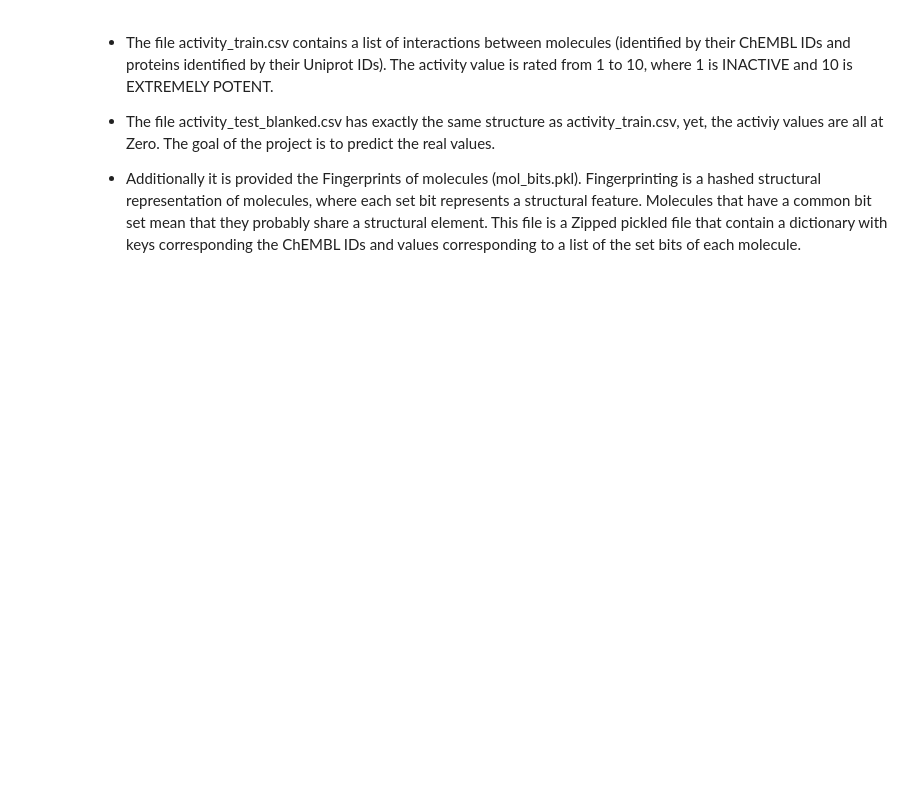
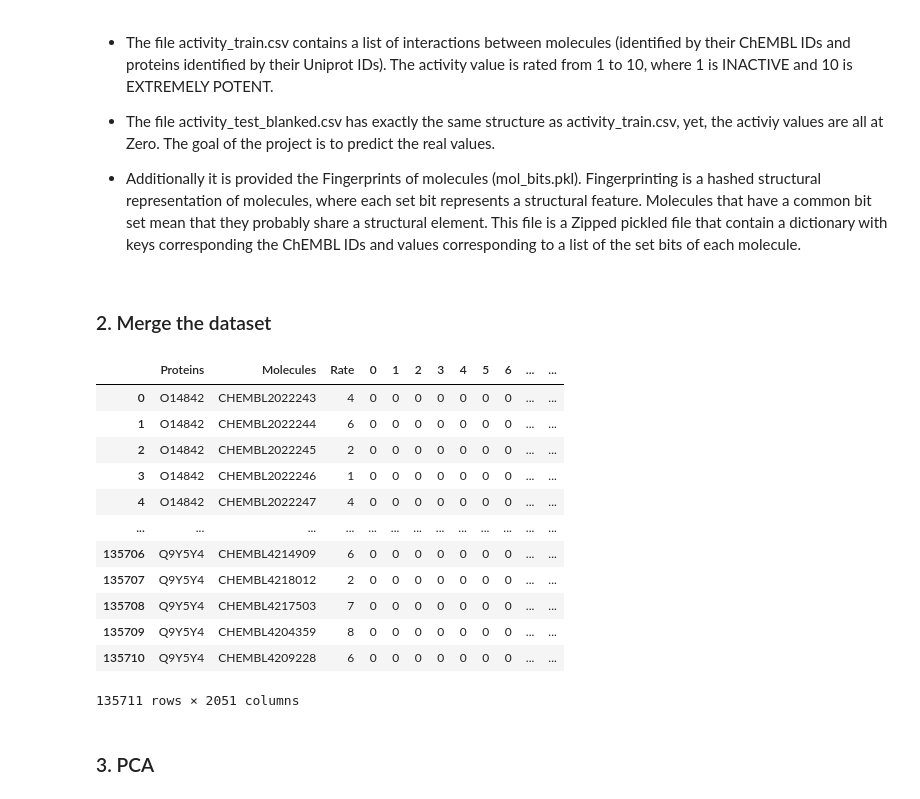
Before and after one commit to JoaoMlMartins/DataMining-CourseProject, a Jupyter notebook: PD_2324_CP.ipynb, the cells around one changed output. Cells and saved outputs as stored; diff of their text form; code cells hidden in the pictures; blank space fills up the shorter version.

```diff
--- a/PD_2324_CP.ipynb
+++ b/PD_2324_CP.ipynb
@@ -83,6 +146,8 @@ activity_test
 * The file activity_test_blanked.csv has exactly the same structure as activity_train.csv, yet, the activiy values are all at Zero. The goal of the project is to predict the real values.
 
 * Additionally it is provided the Fingerprints of molecules (mol_bits.pkl). Fingerprinting is a hashed structural representation of molecules, where each set bit represents a structural feature. Molecules that have a common bit set mean that they probably share a structural element. This file is a Zipped pickled file that contain a dictionary with keys corresponding the ChEMBL IDs and values corresponding to a list of the set bits of each molecule.
+# %% [markdown]
+### 2. Merge the dataset
 # %%
 def convert_to_bit_vector(bit_indices, length):
     bit_vector = np.zeros(length, dtype=int)
@@ -106,8 +171,23 @@ activity_test["Molecules"] = activity_test["Molecules"].str.strip()
 # %%
 merged_df = pd.merge(activity, mol_df, on="Molecules")
 merged_df
 
 merged_df_test = pd.merge(activity_test, mol_df, on="Molecules")
+merged_df
+# %% [output]
+|  | Proteins | Molecules | Rate | 0 | 1 | 2 | 3 | 4 | 5 | 6 | ... | ... |
+| 0 | O14842 | CHEMBL2022243 | 4 | 0 | 0 | 0 | 0 | 0 | 0 | 0 | ... | ... |
+| 1 | O14842 | CHEMBL2022244 | 6 | 0 | 0 | 0 | 0 | 0 | 0 | 0 | ... | ... |
+| 2 | O14842 | CHEMBL2022245 | 2 | 0 | 0 | 0 | 0 | 0 | 0 | 0 | ... | ... |
+| 3 | O14842 | CHEMBL2022246 | 1 | 0 | 0 | 0 | 0 | 0 | 0 | 0 | ... | ... |
+| 4 | O14842 | CHEMBL2022247 | 4 | 0 | 0 | 0 | 0 | 0 | 0 | 0 | ... | ... |
+| ... | ... | ... | ... | ... | ... | ... | ... | ... | ... | ... | ... | ... |
+| 135706 | Q9Y5Y4 | CHEMBL4214909 | 6 | 0 | 0 | 0 | 0 | 0 | 0 | 0 | ... | ... |
+| 135707 | Q9Y5Y4 | CHEMBL4218012 | 2 | 0 | 0 | 0 | 0 | 0 | 0 | 0 | ... | ... |
+| 135708 | Q9Y5Y4 | CHEMBL4217503 | 7 | 0 | 0 | 0 | 0 | 0 | 0 | 0 | ... | ... |
+| 135709 | Q9Y5Y4 | CHEMBL4204359 | 8 | 0 | 0 | 0 | 0 | 0 | 0 | 0 | ... | ... |
+| 135710 | Q9Y5Y4 | CHEMBL4209228 | 6 | 0 | 0 | 0 | 0 | 0 | 0 | 0 | ... | ... |
+135711 rows × 2051 columns
 # %%
 # Prepare features (X) and target variable (y)
 X = merged_df.drop(columns=["Proteins", "Molecules", "Rate"])
@@ -121,0 +202,2 @@ X_test = merged_df_test.drop(columns=["Proteins", "Molecules", "Rate"])
+# %% [markdown]
+### 3. PCA
```
Also changed, not shown: parts of 17 cells of this notebook.
